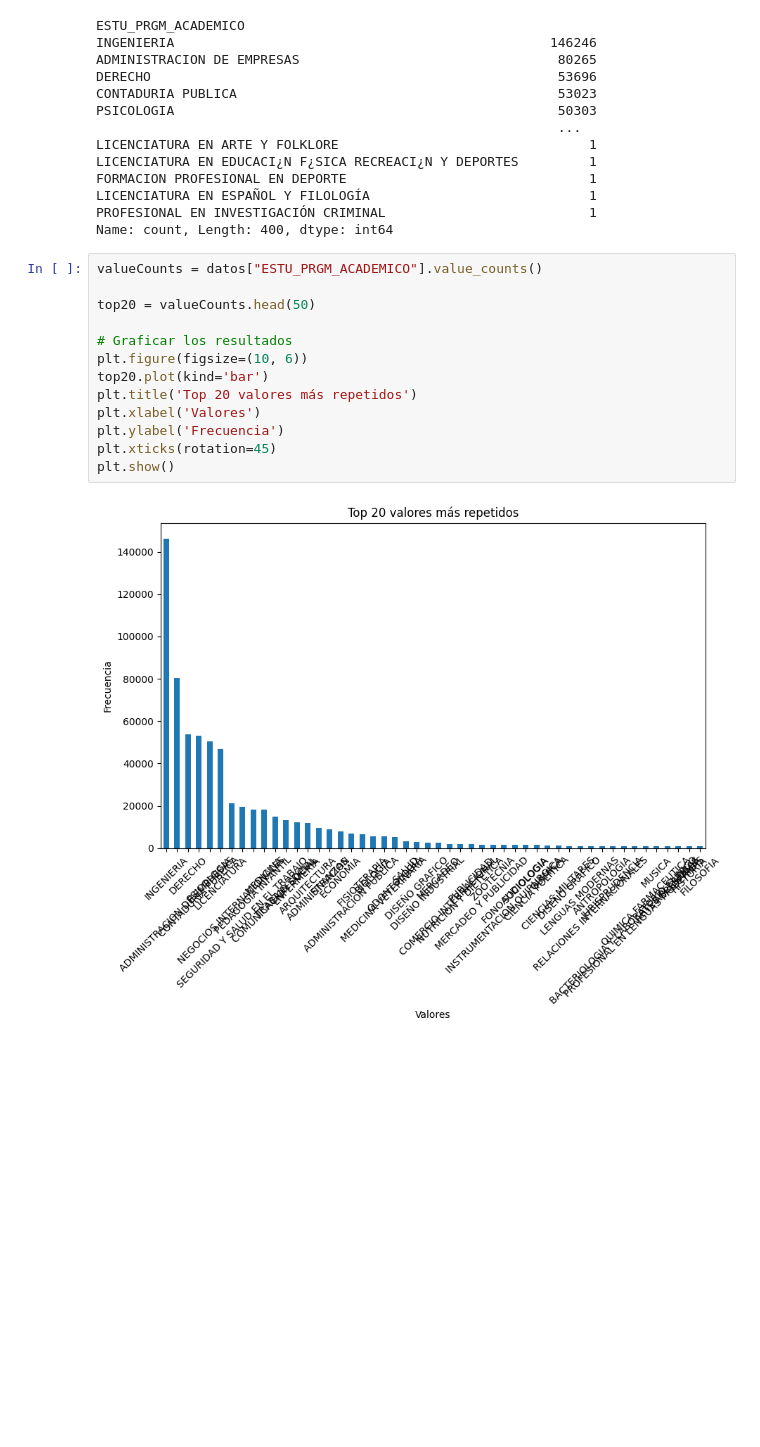
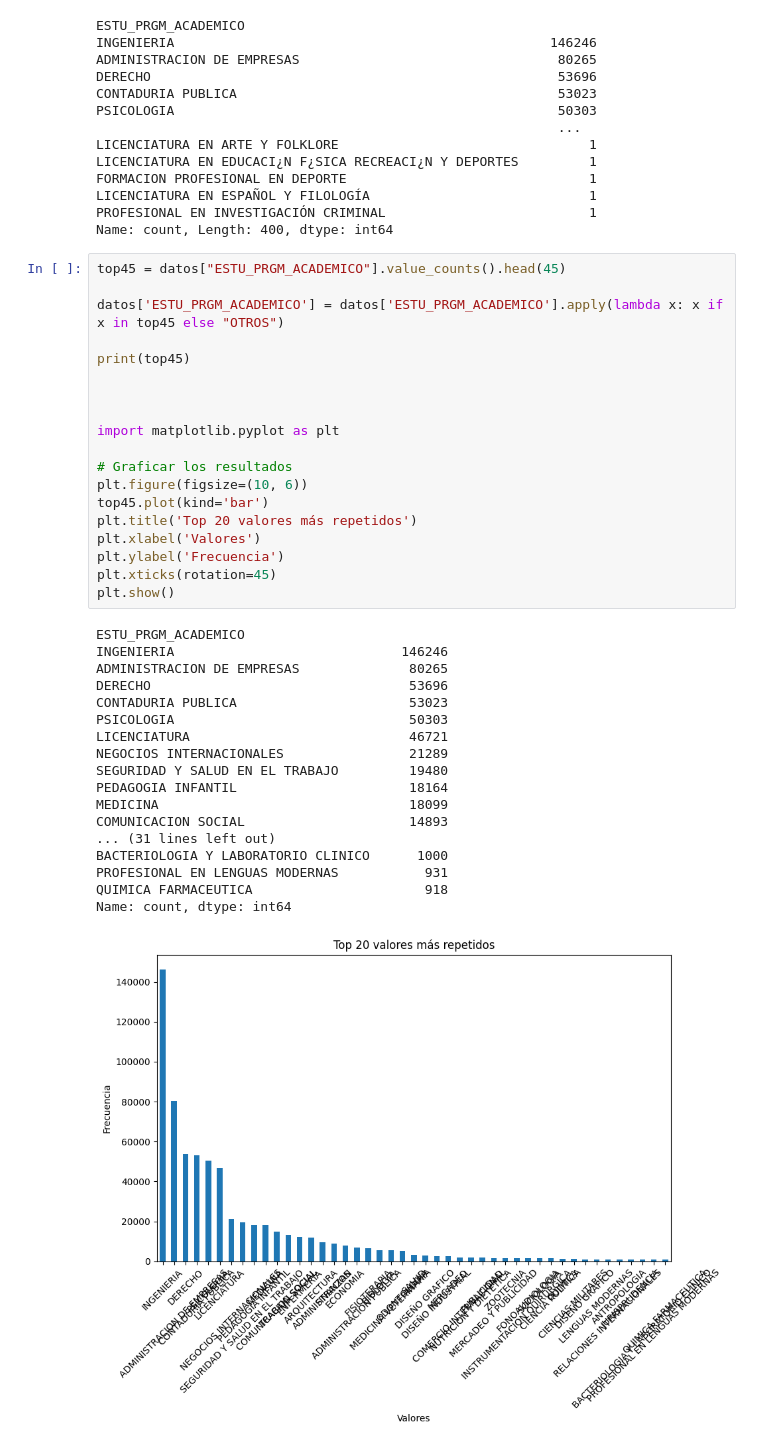
Before and after one commit to cristianpenagos/IAUdeA, a Jupyter notebook: 02-preprocesado.ipynb, the cells around one changed output. Saved outputs shown, nothing was run; the diff lists cells and outputs as text; blank space fills up the shorter version.

```diff
--- a/02-preprocesado.ipynb
+++ b/02-preprocesado.ipynb
@@ -1159,17 +1069,40 @@ LICENCIATURA EN ESPAÑOL Y FILOLOGÍA                            1
 PROFESIONAL EN INVESTIGACIÓN CRIMINAL                          1
 Name: count, Length: 400, dtype: int64
 # %%
-valueCounts = datos["ESTU_PRGM_ACADEMICO"].value_counts()
+top45 = datos["ESTU_PRGM_ACADEMICO"].value_counts().head(45)
 
-top20 = valueCounts.head(50)
+datos['ESTU_PRGM_ACADEMICO'] = datos['ESTU_PRGM_ACADEMICO'].apply(lambda x: x if x in top45 else "OTROS")
+
+print(top45)
+
+
+
+import matplotlib.pyplot as plt
 
 # Graficar los resultados
 plt.figure(figsize=(10, 6))
-top20.plot(kind='bar')
+top45.plot(kind='bar')
 plt.title('Top 20 valores más repetidos')
 plt.xlabel('Valores')
 plt.ylabel('Frecuencia')
 plt.xticks(rotation=45)
 plt.show()
 # %% [output]
+ESTU_PRGM_ACADEMICO
+INGENIERIA                             146246
+ADMINISTRACION DE EMPRESAS              80265
+DERECHO                                 53696
+CONTADURIA PUBLICA                      53023
+PSICOLOGIA                              50303
+LICENCIATURA                            46721
+NEGOCIOS INTERNACIONALES                21289
+SEGURIDAD Y SALUD EN EL TRABAJO         19480
+PEDAGOGIA INFANTIL                      18164
+MEDICINA                                18099
+COMUNICACION SOCIAL                     14893
+... (31 lines left out)
+BACTERIOLOGIA Y LABORATORIO CLINICO      1000
+PROFESIONAL EN LENGUAS MODERNAS           931
+QUIMICA FARMACEUTICA                      918
+Name: count, dtype: int64
-[figure, old version]
+[figure, new version]
```
Also changed, not shown: parts of 23 cells of this notebook.
